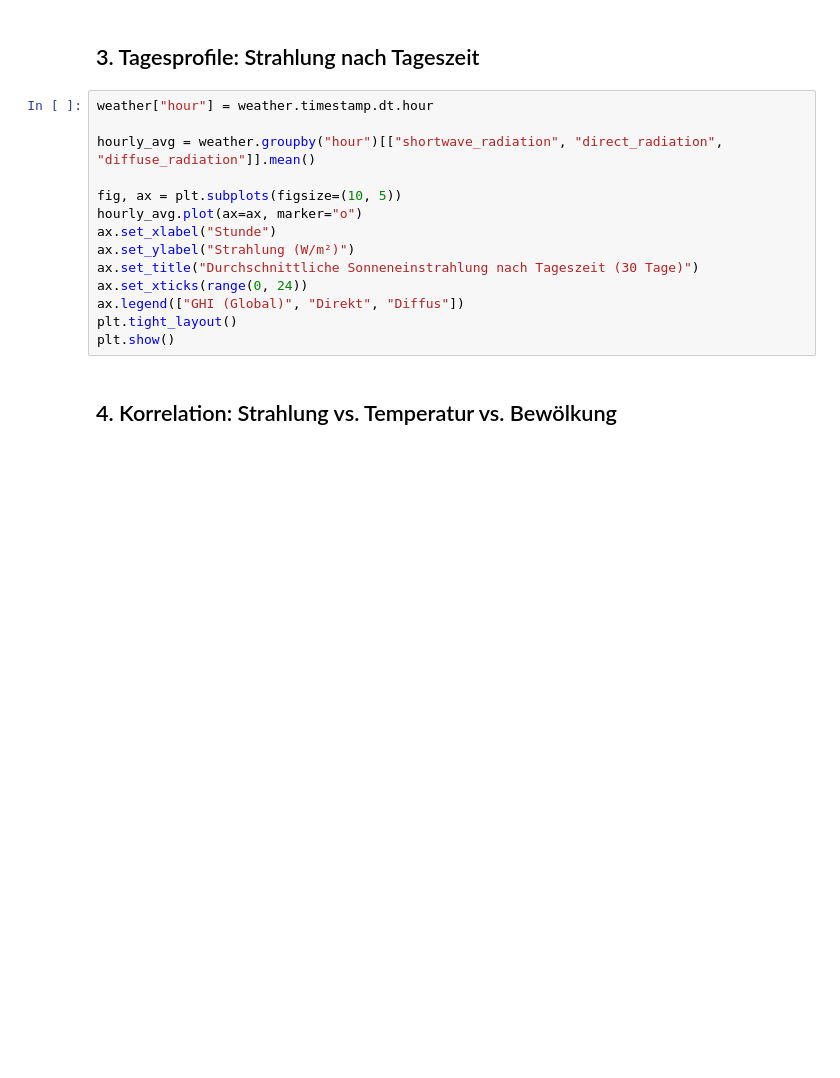
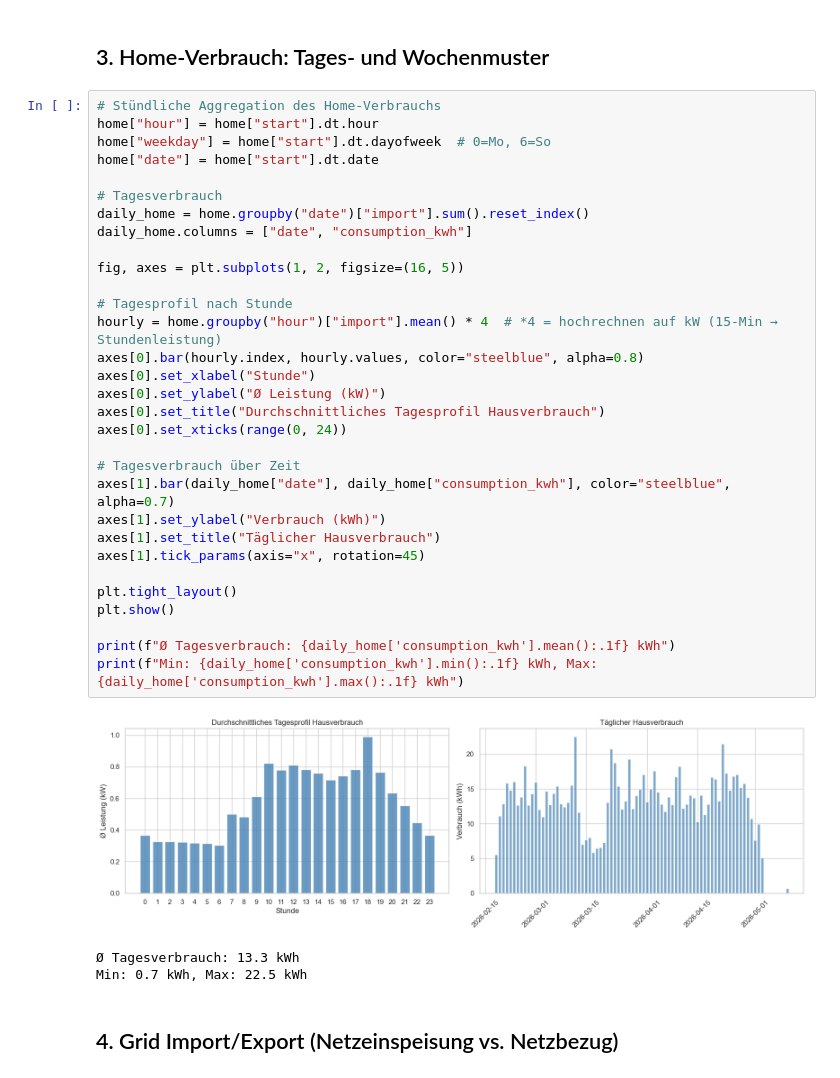
Before and after one commit to AndreasExner/OptimizePV, a Jupyter notebook: notebooks/01_data_exploration.ipynb, the cells around one changed output. Saved outputs shown, nothing was run; the diff lists cells and outputs as text; blank space fills up the shorter version.

```diff
--- a/notebooks/01_data_exploration.ipynb
+++ b/notebooks/01_data_exploration.ipynb
@@ -50,19 +131,40 @@ plt.show()
 # %% [markdown]
-## 3. Tagesprofile: Strahlung nach Tageszeit
+## 3. Home-Verbrauch: Tages- und Wochenmuster
 # %%
-weather["hour"] = weather.timestamp.dt.hour
+# Stündliche Aggregation des Home-Verbrauchs
+home["hour"] = home["start"].dt.hour
+home["weekday"] = home["start"].dt.dayofweek  # 0=Mo, 6=So
+home["date"] = home["start"].dt.date
 
-hourly_avg = weather.groupby("hour")[["shortwave_radiation", "direct_radiation", "diffuse_radiation"]].mean()
+# Tagesverbrauch
+daily_home = home.groupby("date")["import"].sum().reset_index()
+daily_home.columns = ["date", "consumption_kwh"]
 
-fig, ax = plt.subplots(figsize=(10, 5))
-hourly_avg.plot(ax=ax, marker="o")
-ax.set_xlabel("Stunde")
-ax.set_ylabel("Strahlung (W/m²)")
-ax.set_title("Durchschnittliche Sonneneinstrahlung nach Tageszeit (30 Tage)")
-ax.set_xticks(range(0, 24))
-ax.legend(["GHI (Global)", "Direkt", "Diffus"])
+fig, axes = plt.subplots(1, 2, figsize=(16, 5))
+
+# Tagesprofil nach Stunde
+hourly = home.groupby("hour")["import"].mean() * 4  # *4 = hochrechnen auf kW (15-Min → Stundenleistung)
+axes[0].bar(hourly.index, hourly.values, color="steelblue", alpha=0.8)
+axes[0].set_xlabel("Stunde")
+axes[0].set_ylabel("Ø Leistung (kW)")
+axes[0].set_title("Durchschnittliches Tagesprofil Hausverbrauch")
+axes[0].set_xticks(range(0, 24))
+
+# Tagesverbrauch über Zeit
+axes[1].bar(daily_home["date"], daily_home["consumption_kwh"], color="steelblue", alpha=0.7)
+axes[1].set_ylabel("Verbrauch (kWh)")
+axes[1].set_title("Täglicher Hausverbrauch")
+axes[1].tick_params(axis="x", rotation=45)
+
 plt.tight_layout()
 plt.show()
+
+print(f"Ø Tagesverbrauch: {daily_home['consumption_kwh'].mean():.1f} kWh")
+print(f"Min: {daily_home['consumption_kwh'].min():.1f} kWh, Max: {daily_home['consumption_kwh'].max():.1f} kWh")
+# %% [output]
+[figure, added]
+Ø Tagesverbrauch: 13.3 kWh
+Min: 0.7 kWh, Max: 22.5 kWh
 # %% [markdown]
-## 4. Korrelation: Strahlung vs. Temperatur vs. Bewölkung
+## 4. Grid Import/Export (Netzeinspeisung vs. Netzbezug)
 # %%
```
Also changed, not shown: parts of 16 cells of this notebook, 14 other files.
